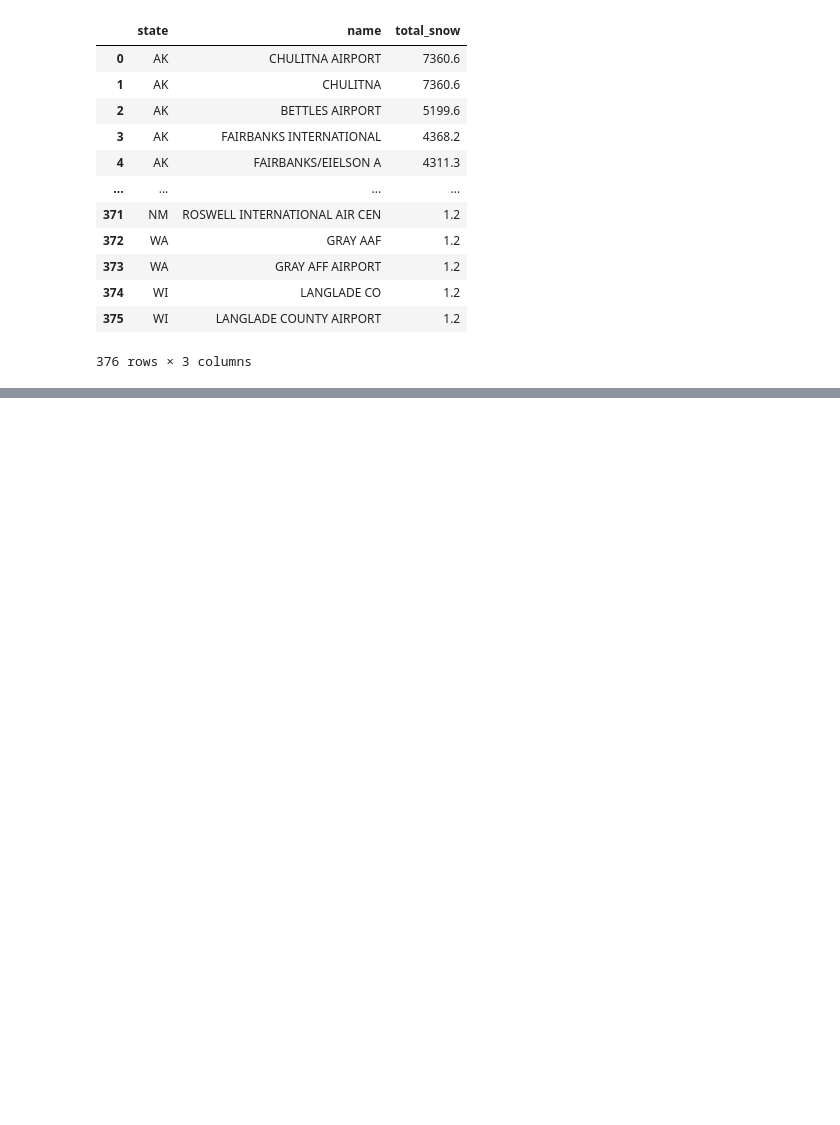
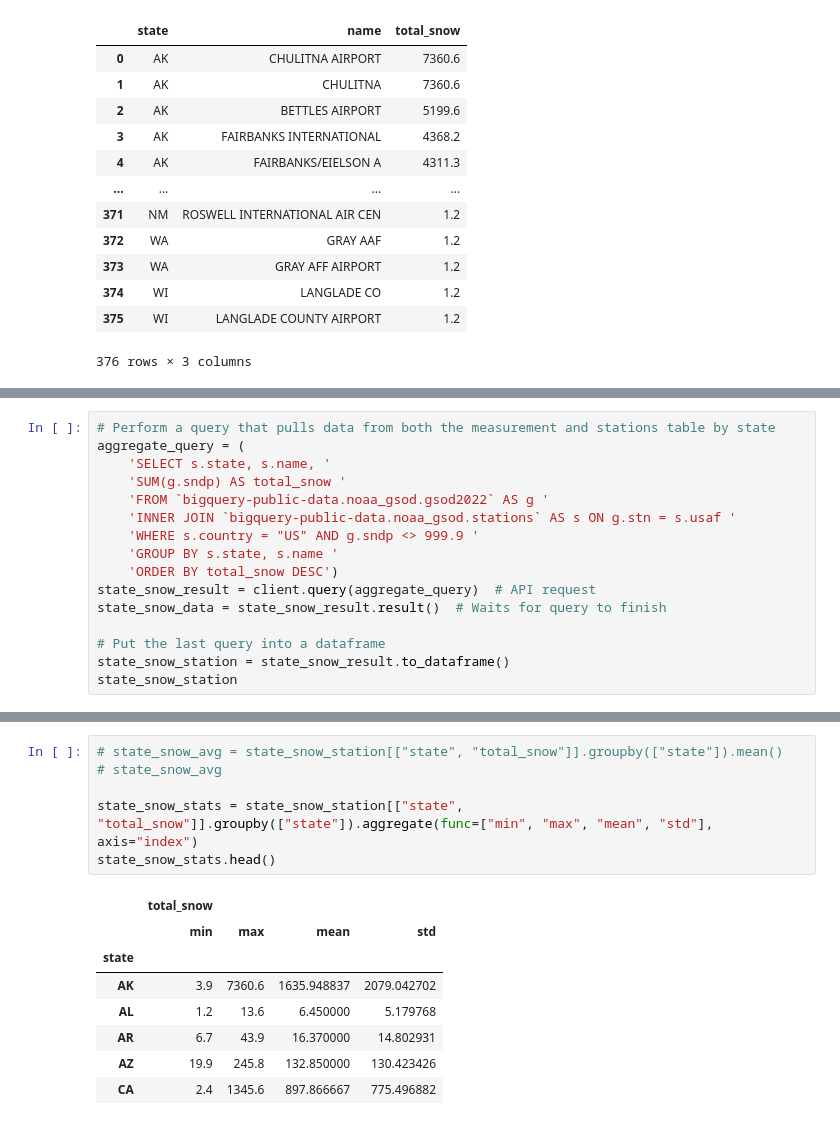
Before and after one commit to TechMax14/Project-3, a Jupyter notebook: prototypes/noaa-dataset-with-google-bigquery.ipynb, the cells around one changed output, grey strips where cells are left out. Cells and saved outputs as stored; diff of their text form; blank space fills up the shorter version.

```diff
--- a/prototypes/noaa-dataset-with-google-bigquery.ipynb
+++ b/prototypes/noaa-dataset-with-google-bigquery.ipynb
@@ -390,0 +476,16 @@ state_snow_result.to_dataframe()
+# %%
+# Perform a query that pulls data from both the measurement and stations table by state
+aggregate_query = (
+    'SELECT s.state, s.name, '
+    'SUM(g.sndp) AS total_snow '
+    'FROM `bigquery-public-data.noaa_gsod.gsod2022` AS g '
+    'INNER JOIN `bigquery-public-data.noaa_gsod.stations` AS s ON g.stn = s.usaf '
+    'WHERE s.country = "US" AND g.sndp <> 999.9 '
+    'GROUP BY s.state, s.name '
+    'ORDER BY total_snow DESC')
+state_snow_result = client.query(aggregate_query)  # API request
+state_snow_data = state_snow_result.result()  # Waits for query to finish
+
+# Put the last query into a dataframe
+state_snow_station = state_snow_result.to_dataframe()
+state_snow_station
@@ -390,0 +506,15 @@ state_snow_result.to_dataframe()
+# %%
+# state_snow_avg = state_snow_station[["state", "total_snow"]].groupby(["state"]).mean()
+# state_snow_avg
+
+state_snow_stats = state_snow_station[["state", "total_snow"]].groupby(["state"]).aggregate(func=["min", "max", "mean", "std"], axis="index")
+state_snow_stats.head()
+# %% [output]
+|  | total_snow |  |  |  |
+|  | min | max | mean | std |
+| state |  |  |  |  |
+| AK | 3.9 | 7360.6 | 1635.948837 | 2079.042702 |
+| AL | 1.2 | 13.6 | 6.450000 | 5.179768 |
+| AR | 6.7 | 43.9 | 16.370000 | 14.802931 |
+| AZ | 19.9 | 245.8 | 132.850000 | 130.423426 |
+| CA | 2.4 | 1345.6 | 897.866667 | 775.496882 |
```
Also changed, not shown: parts of 12 cells of this notebook, 9 other files.
